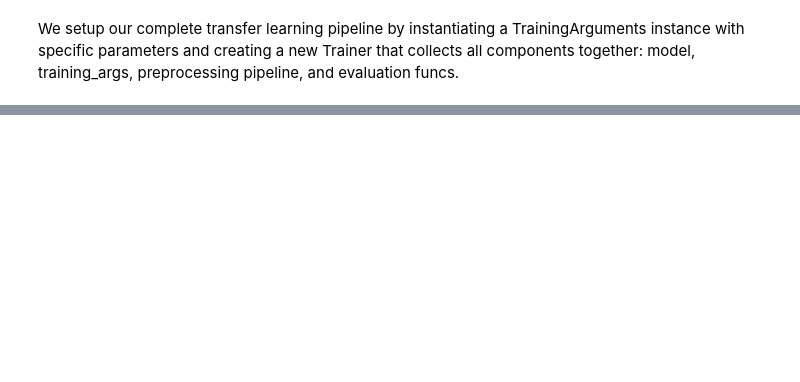
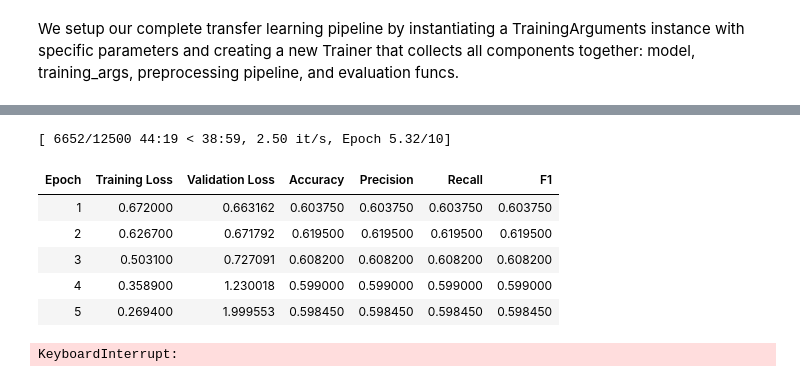
Before and after one commit to clem21chan/Clinical_Trials_Capstone, a Jupyter notebook: Notebooks/4.1_AdvModel_WordEmbedding.ipynb, the cells around one changed output, grey strips where cells are left out. Cells and saved outputs as stored; diff of their text form; code cells hidden in the pictures; blank space fills up the shorter version.

```diff
--- a/Notebooks/4.1_AdvModel_WordEmbedding.ipynb
+++ b/Notebooks/4.1_AdvModel_WordEmbedding.ipynb
@@ -254,0 +231,11 @@ ImportError: Using the `Trainer` with `PyTorch` requires `accelerate>=0.21.0`: P
+# %%
+trainer.train()
+# %% [output]
+[ 6652/12500 44:19 < 38:59, 2.50 it/s, Epoch 5.32/10]
+| Epoch | Training Loss | Validation Loss | Accuracy | Precision | Recall | F1 |
+| 1 | 0.672000 | 0.663162 | 0.603750 | 0.603750 | 0.603750 | 0.603750 |
+| 2 | 0.626700 | 0.671792 | 0.619500 | 0.619500 | 0.619500 | 0.619500 |
+| 3 | 0.503100 | 0.727091 | 0.608200 | 0.608200 | 0.608200 | 0.608200 |
+| 4 | 0.358900 | 1.230018 | 0.599000 | 0.599000 | 0.599000 | 0.599000 |
+| 5 | 0.269400 | 1.999553 | 0.598450 | 0.598450 | 0.598450 | 0.598450 |
+KeyboardInterrupt:
```
Also changed, not shown: parts of 29 cells of this notebook, 2 other files.
